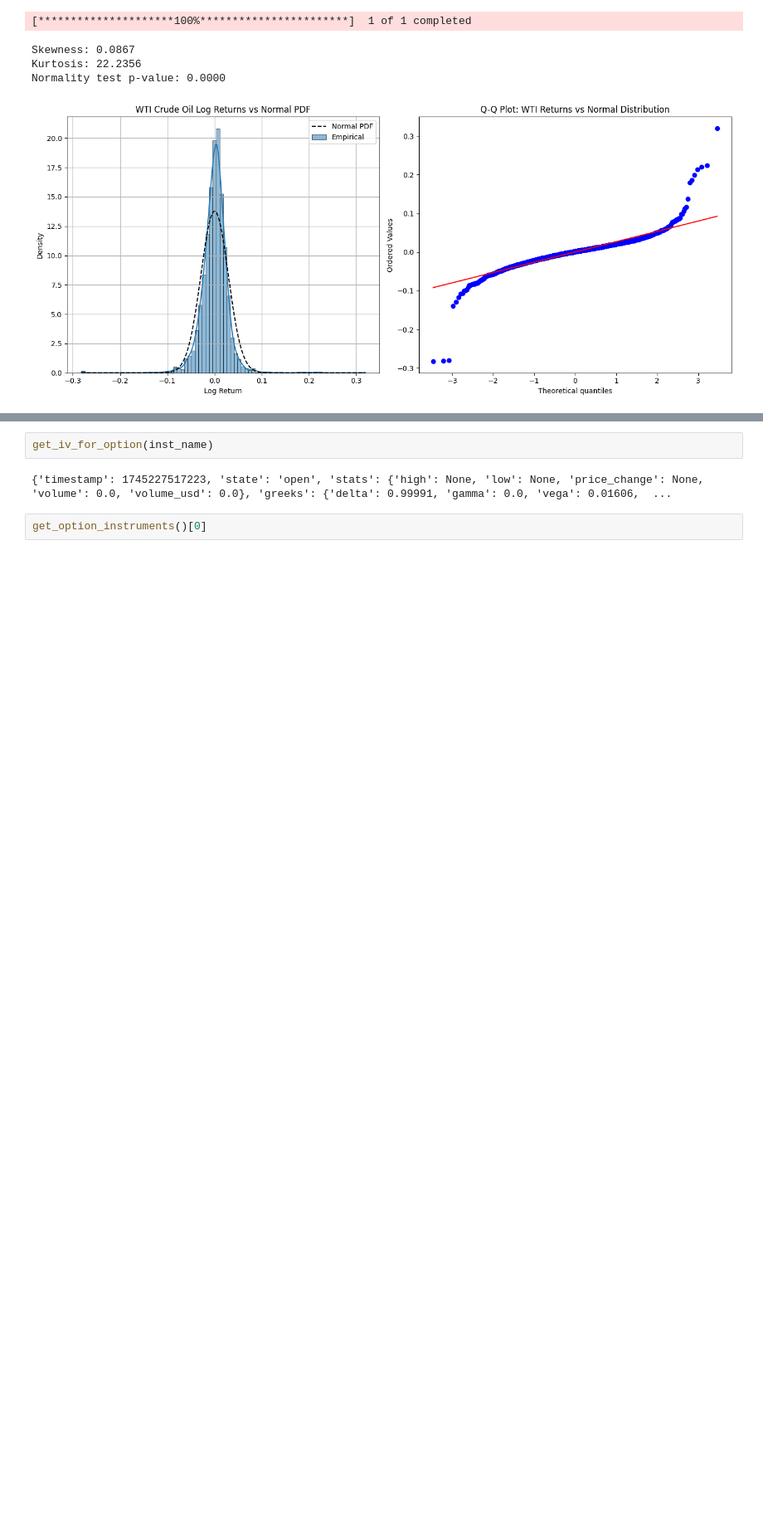
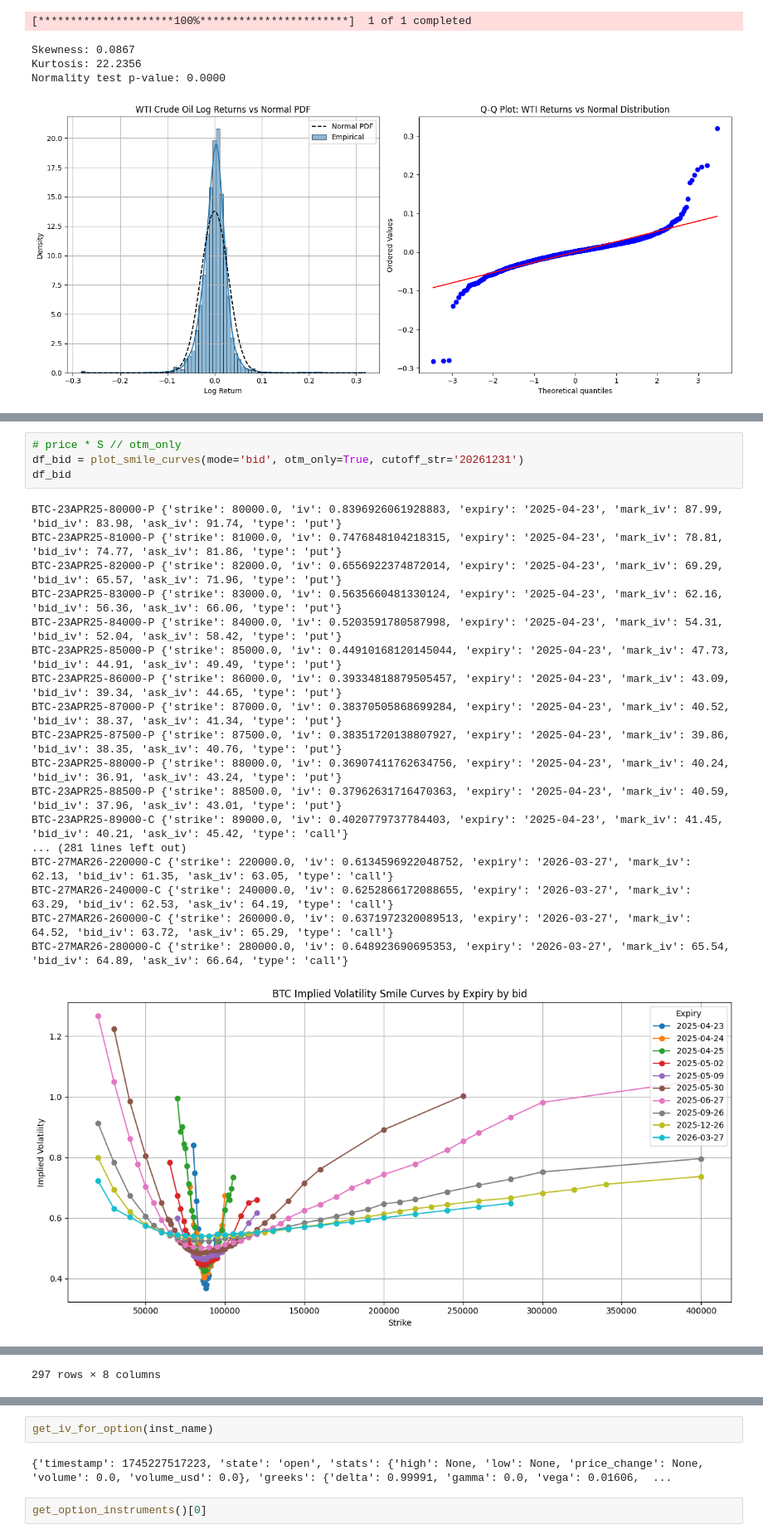
Before and after one commit to aznedac2/CS231N_17_KOR_SUB, a Jupyter notebook: vol_coin.ipynb, the cells around one changed output, grey strips where cells are left out. Shown at 83% size. Saved outputs shown, nothing was run; the diff lists cells and outputs as text; blank space fills up the shorter version.

```diff
--- a/vol_coin.ipynb
+++ b/vol_coin.ipynb
@@ -440,0 +479,23 @@ def get_btc_futures_last_price(instrument_name="BTC-PERPETUAL"):
+# %%
+# price * S // otm_only
+df_bid = plot_smile_curves(mode='bid', otm_only=True, cutoff_str='20261231')
+df_bid
+# %% [output]
+BTC-23APR25-80000-P {'strike': 80000.0, 'iv': 0.8396926061928883, 'expiry': '2025-04-23', 'mark_iv': 87.99, 'bid_iv': 83.98, 'ask_iv': 91.74, 'type': 'put'}
+BTC-23APR25-81000-P {'strike': 81000.0, 'iv': 0.7476848104218315, 'expiry': '2025-04-23', 'mark_iv': 78.81, 'bid_iv': 74.77, 'ask_iv': 81.86, 'type': 'put'}
+BTC-23APR25-82000-P {'strike': 82000.0, 'iv': 0.6556922374872014, 'expiry': '2025-04-23', 'mark_iv': 69.29, 'bid_iv': 65.57, 'ask_iv': 71.96, 'type': 'put'}
+BTC-23APR25-83000-P {'strike': 83000.0, 'iv': 0.5635660481330124, 'expiry': '2025-04-23', 'mark_iv': 62.16, 'bid_iv': 56.36, 'ask_iv': 66.06, 'type': 'put'}
+BTC-23APR25-84000-P {'strike': 84000.0, 'iv': 0.5203591780587998, 'expiry': '2025-04-23', 'mark_iv': 54.31, 'bid_iv': 52.04, 'ask_iv': 58.42, 'type': 'put'}
+BTC-23APR25-85000-P {'strike': 85000.0, 'iv': 0.44910168120145044, 'expiry': '2025-04-23', 'mark_iv': 47.73, 'bid_iv': 44.91, 'ask_iv': 49.49, 'type': 'put'}
+BTC-23APR25-86000-P {'strike': 86000.0, 'iv': 0.39334818879505457, 'expiry': '2025-04-23', 'mark_iv': 43.09, 'bid_iv': 39.34, 'ask_iv': 44.65, 'type': 'put'}
+BTC-23APR25-87000-P {'strike': 87000.0, 'iv': 0.38370505868699284, 'expiry': '2025-04-23', 'mark_iv': 40.52, 'bid_iv': 38.37, 'ask_iv': 41.34, 'type': 'put'}
+BTC-23APR25-87500-P {'strike': 87500.0, 'iv': 0.38351720138807927, 'expiry': '2025-04-23', 'mark_iv': 39.86, 'bid_iv': 38.35, 'ask_iv': 40.76, 'type': 'put'}
+BTC-23APR25-88000-P {'strike': 88000.0, 'iv': 0.36907411762634756, 'expiry': '2025-04-23', 'mark_iv': 40.24, 'bid_iv': 36.91, 'ask_iv': 43.24, 'type': 'put'}
+BTC-23APR25-88500-P {'strike': 88500.0, 'iv': 0.37962631716470363, 'expiry': '2025-04-23', 'mark_iv': 40.59, 'bid_iv': 37.96, 'ask_iv': 43.01, 'type': 'put'}
+BTC-23APR25-89000-C {'strike': 89000.0, 'iv': 0.4020779737784403, 'expiry': '2025-04-23', 'mark_iv': 41.45, 'bid_iv': 40.21, 'ask_iv': 45.42, 'type': 'call'}
+... (281 lines left out)
+BTC-27MAR26-220000-C {'strike': 220000.0, 'iv': 0.6134596922048752, 'expiry': '2026-03-27', 'mark_iv': 62.13, 'bid_iv': 61.35, 'ask_iv': 63.05, 'type': 'call'}
+BTC-27MAR26-240000-C {'strike': 240000.0, 'iv': 0.6252866172088655, 'expiry': '2026-03-27', 'mark_iv': 63.29, 'bid_iv': 62.53, 'ask_iv': 64.19, 'type': 'call'}
+BTC-27MAR26-260000-C {'strike': 260000.0, 'iv': 0.6371972320089513, 'expiry': '2026-03-27', 'mark_iv': 64.52, 'bid_iv': 63.72, 'ask_iv': 65.29, 'type': 'call'}
+BTC-27MAR26-280000-C {'strike': 280000.0, 'iv': 0.648923690695353, 'expiry': '2026-03-27', 'mark_iv': 65.54, 'bid_iv': 64.89, 'ask_iv': 66.64, 'type': 'call'}
+[figure, added]
@@ -441 +514,2 @@ def get_btc_futures_last_price(instrument_name="BTC-PERPETUAL"):
+297 rows × 8 columns
 # %%
```
Also changed, not shown: parts of 15 cells of this notebook.
